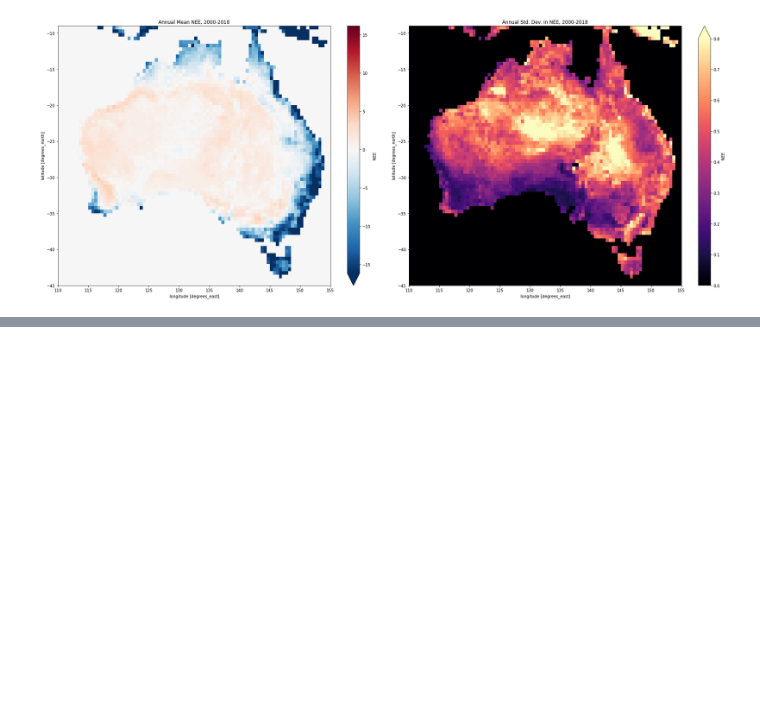
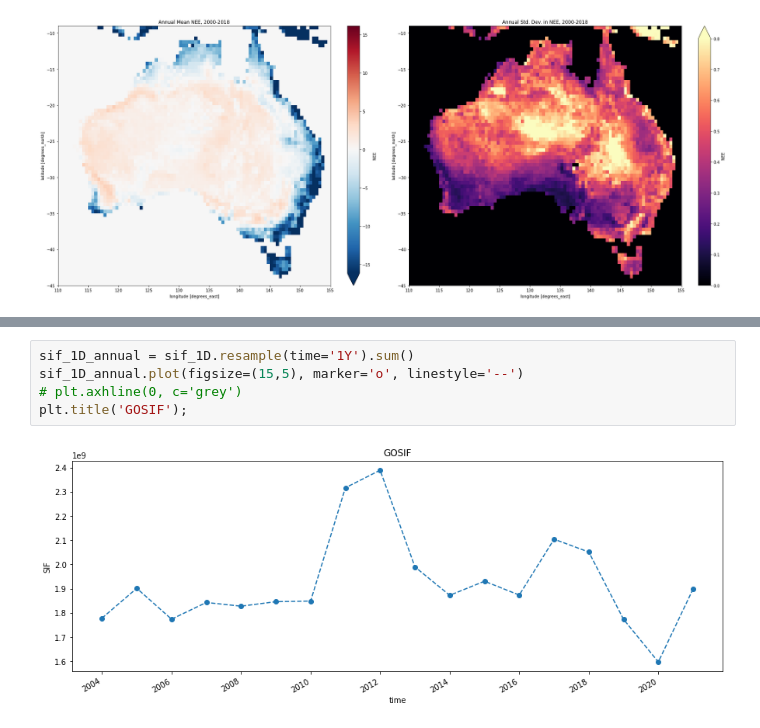
Before and after one commit to cbur24/NEE_modelling, a Jupyter notebook: 6_Plot_results.ipynb, the cells around one changed output, grey strips where cells are left out. Saved outputs shown, nothing was run; the diff lists cells and outputs as text; blank space fills up the shorter version.

```diff
--- a/6_Plot_results.ipynb
+++ b/6_Plot_results.ipynb
@@ -127,0 +143,7 @@ plt.tight_layout();
+# %%
+sif_1D_annual = sif_1D.resample(time='1Y').sum()
+sif_1D_annual.plot(figsize=(15,5), marker='o', linestyle='--')
+# plt.axhline(0, c='grey')
+plt.title('GOSIF');
+# %% [output]
+[figure, added]
```
Also changed, not shown: parts of 5 cells of this notebook.
